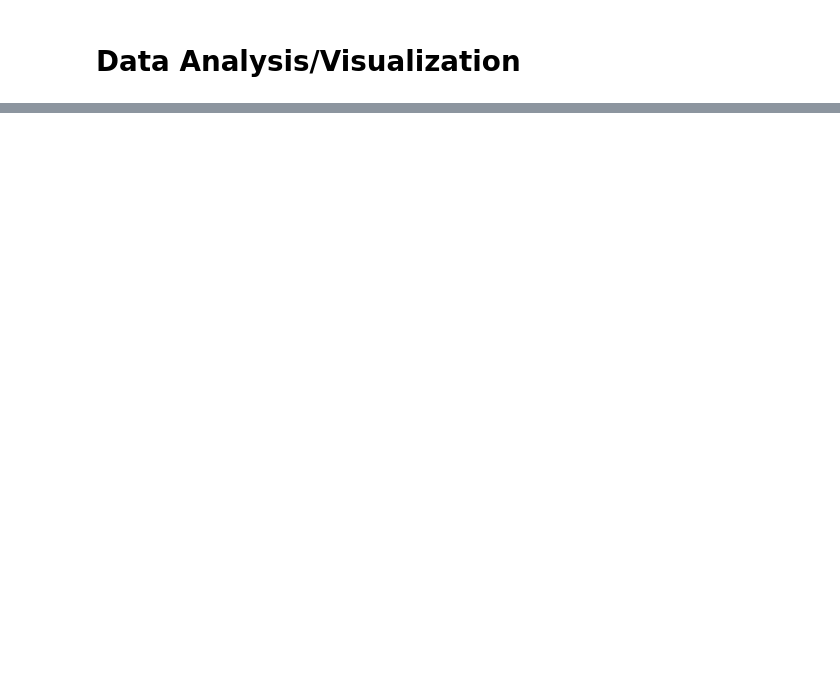
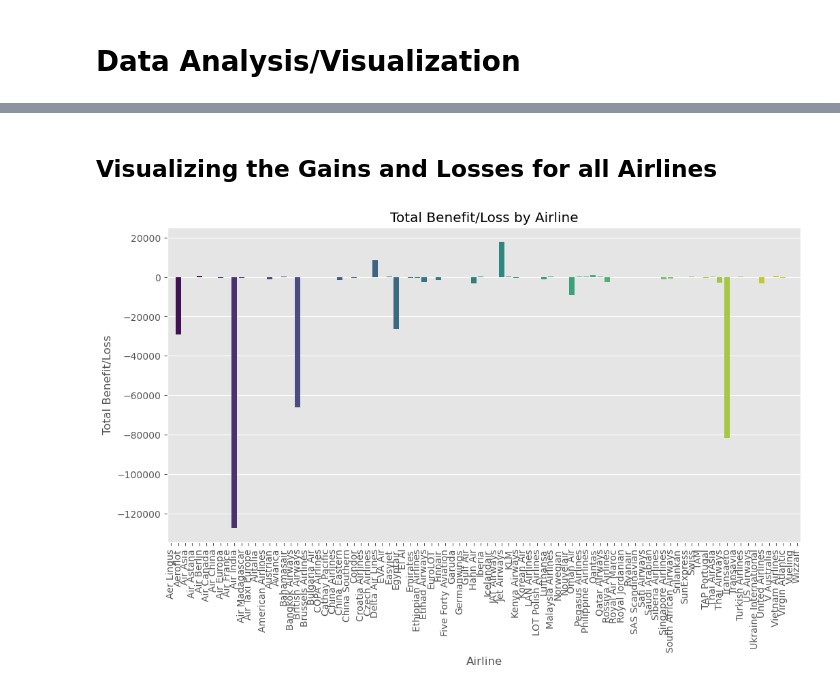
Before and after one commit to mlvilleg/CovidInteractivePlot, a Jupyter notebook: Airline Project/Analysis.ipynb, the cells around one changed output, grey strips where cells are left out. Saved outputs shown, nothing was run; the diff lists cells and outputs as text; code cells hidden in the pictures; blank space fills up the shorter version.

```diff
--- a/Airline Project/Analysis.ipynb
+++ b/Airline Project/Analysis.ipynb
@@ -360,0 +156,33 @@ plt.show()
+# %%
+# Here I joined two tables, the main table used so far and the table that contains airline codes in info.xlsx file
+
+#import inf.xlsx file which contains code and airport name
+file_path = 'info.xlsx'
+airline_codes = pd.read_excel(file_path, sheet_name='Airline Codes')
+
+
+merged_data = pd.merge(filtered_df_issuance, airline_codes, on="Airline Code")
+
+
+# Group by the "Airline name" column and sum the occurrences
+result = merged_data.groupby("Airline name").size().reset_index(name="total_appearances")
+
+
+# Sort the result by the "total_appearances" column in descending order
+result = result.sort_values(by="total_appearances", ascending=False)
+
+# Calculate the total amount per airline
+total_amount_per_airline = merged_data.groupby('Airline name')['Amount'].sum().reset_index()
+
+# Calculate the total appearances per airline
+total_appearances_per_airline = merged_data['Airline name'].value_counts().reset_index()
+total_appearances_per_airline.columns = ['Airline name', 'total cancellations/changes']
+
+# Merge the total amount and total appearances DataFrames
+result = pd.merge(total_amount_per_airline, total_appearances_per_airline, on='Airline name')
+
+# Sort the result by 'Amount' in descending order
+result = result.sort_values(by='Amount', ascending=True)
+
+# Print the result DataFrame containing 'Airline name', 'Amount', and 'total_appearances'
+print(result[['Airline name', 'Amount', 'total cancellations/changes']] )
@@ -360,0 +281,16 @@ plt.show()
+# %% [markdown]
+## Visualizing the Gains and Losses for all Airlines
+# %%
+# Calculate the total benefit/loss for each airline
+total_benefit_loss_per_airline = merged_data.groupby('Airline name')['Amount'].sum().reset_index()
+
+# Create a bar plot to compare the total benefit/loss amounts among airlines
+plt.figure(figsize=(12, 6))
+sns.barplot(x='Airline name', y='Amount', data=total_benefit_loss_per_airline, palette='viridis')
+plt.title('Total Benefit/Loss by Airline')
+plt.xlabel('Airline')
+plt.ylabel('Total Benefit/Loss')
+plt.xticks(rotation=90)
+plt.show()
+# %% [output]
+[figure, added]
```
Also changed, not shown: parts of 54 cells of this notebook, 12 other files.
